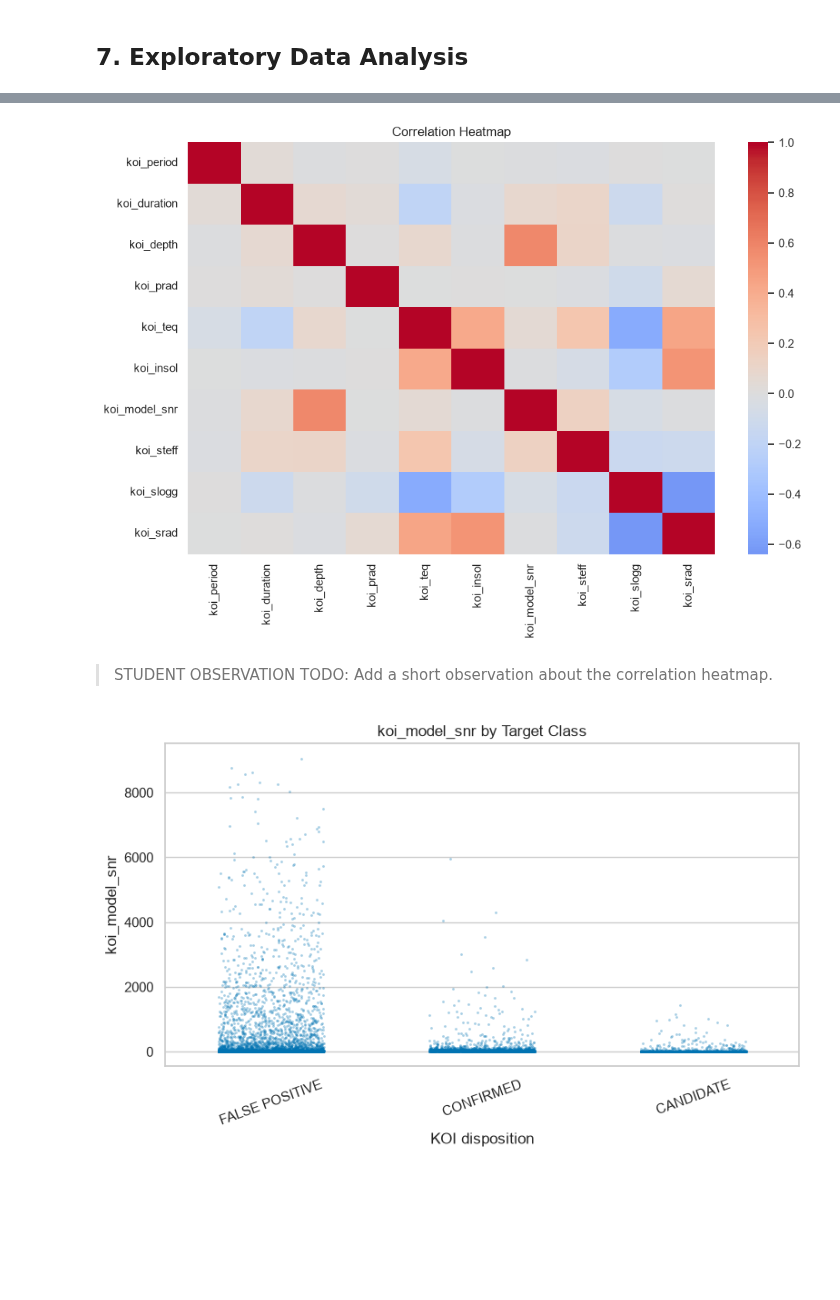
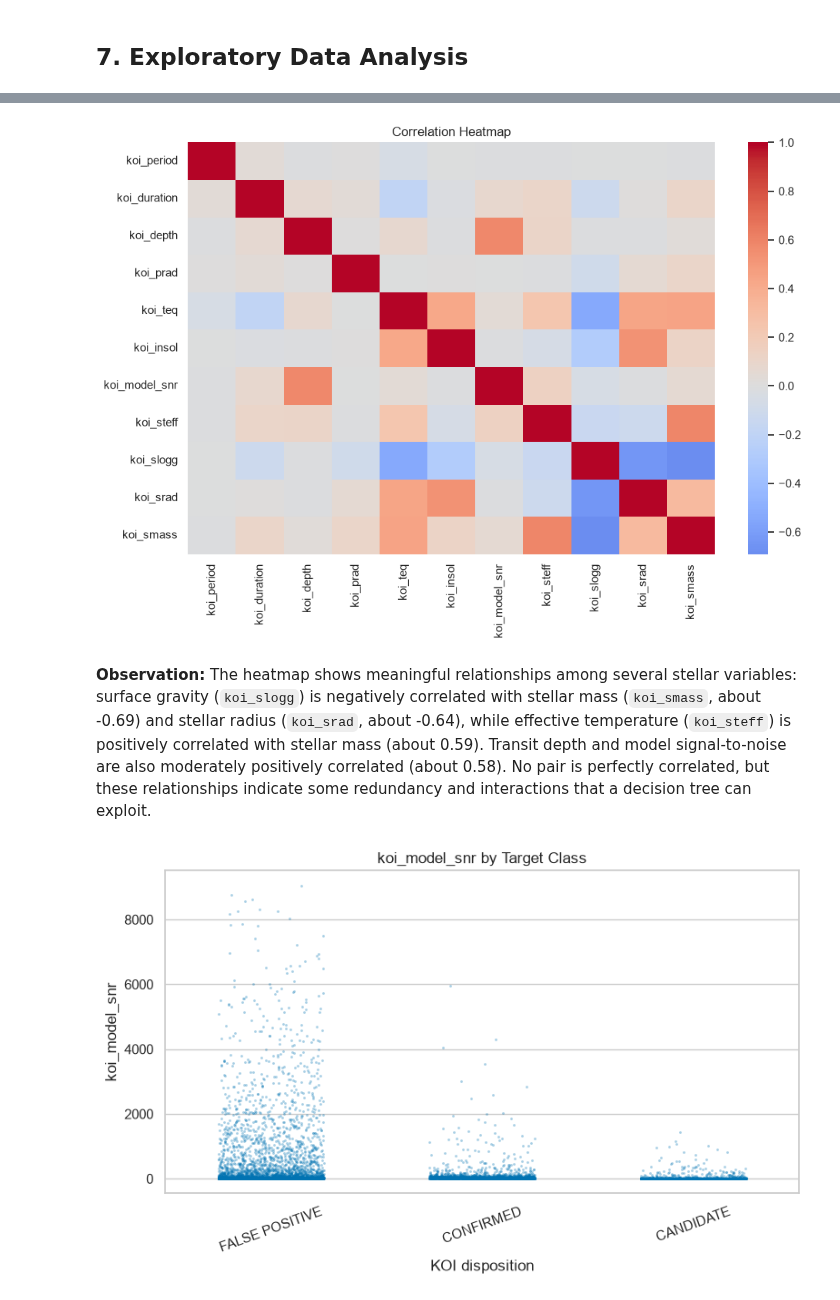
Before and after one commit to DominicKarolPeter/ML-Capstone_project, a Jupyter notebook: notebooks/classification.ipynb, the cells around one changed output, grey strips where cells are left out. Cells and saved outputs as stored; diff of their text form; code cells hidden in the pictures; blank space fills up the shorter version.

```diff
--- a/notebooks/classification.ipynb
+++ b/notebooks/classification.ipynb
@@ -232,15 +234,15 @@ plt.show()
 # %%
-correlation_features = eda_features[:10]
+correlation_features = eda_features
 
 plt.figure(figsize=(10, 7))
 sns.heatmap(df[correlation_features].corr(numeric_only=True), cmap="coolwarm", center=0)
 plt.title("Correlation Heatmap")
 plt.tight_layout()
 plt.show()
 # %% [output]
-[figure, old version]
+[figure, new version]
 # %% [markdown]
-> STUDENT OBSERVATION TODO: Add a short observation about the correlation heatmap.
+**Observation:** The heatmap shows meaningful relationships among several stellar variables: surface gravity (`koi_slogg`) is negatively correlated with stellar mass (`koi_smass`, about -0.69) and stellar radius (`koi_srad`, about -0.64), while effective temperature (`koi_steff`) is positively correlated with stellar mass (about 0.59). Transit depth and model signal-to-noise are also moderately positively correlated (about 0.58). No pair is perfectly correlated, but these relationships indicate some redundancy and interactions that a decision tree can exploit.
 # %%
 scatter_features = [column for column in ["koi_model_snr", "koi_prad"] if column in df.columns]
 
```
Also changed, not shown: parts of 7 cells of this notebook.
